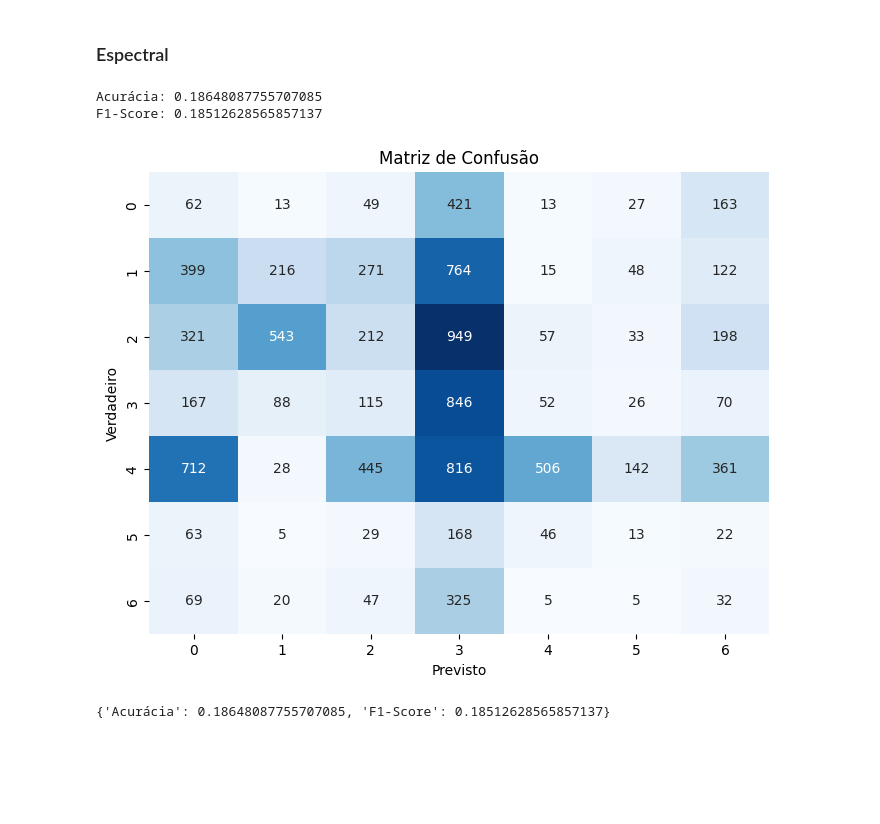
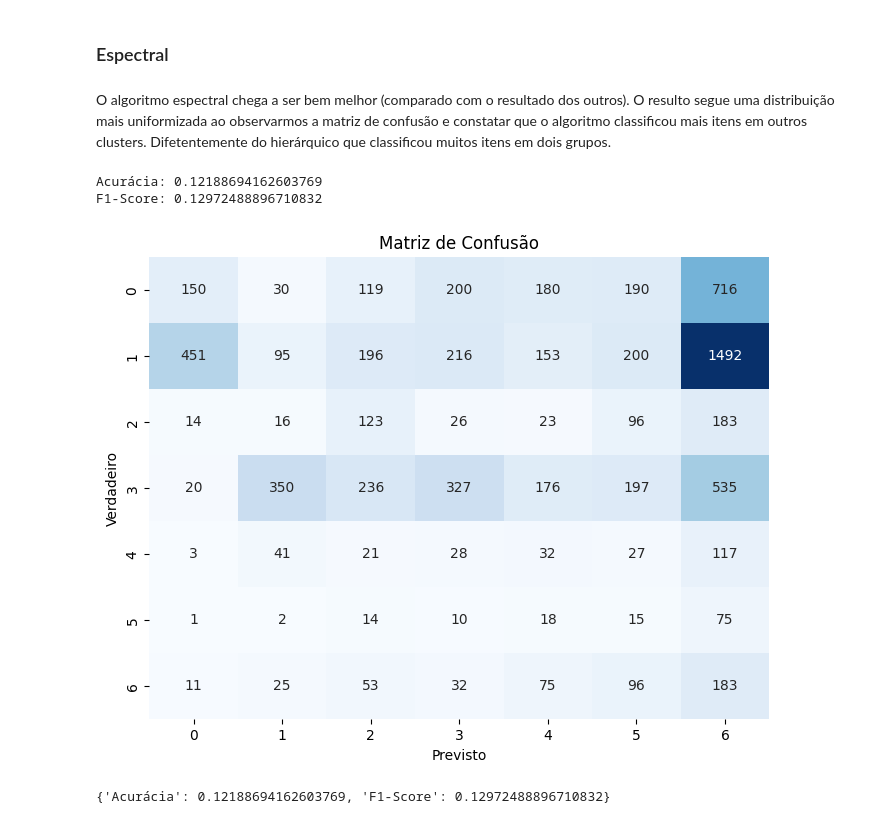
Before and after one commit to alekswheeler/datasci_home_work, a Jupyter notebook: Especificação_2024_2.ipynb, the cells around one changed output. Saved outputs shown, nothing was run; the diff lists cells and outputs as text; code cells hidden in the pictures; blank space fills up the shorter version.

```diff
--- a/Especificação_2024_2.ipynb
+++ b/Especificação_2024_2.ipynb
@@ -190,8 +84,10 @@ from sklearn.model_selection import StratifiedKFold
 SEED = 42
 np.random.seed(SEED)
 
+n_folds = 4
+
 # Dividindo em 10 Folds estratificados
-skf = StratifiedKFold(n_splits=3)
+skf = StratifiedKFold(n_splits=n_folds)
 
 # Guardar todos os folds
 folds = list(skf.split(X, y))
@@ -207,3 +103,7 @@ rand_X, rand_y = X.iloc[test_idx], y.iloc[test_idx]
 
 #dados de validação
 rand_X_test, rand_y_test = X.iloc[test_idx], y.iloc[test_idx];
+
+# Pegando apenas a característica sinopse da amostra
+rand_X = rand_X['sinopse']
+rand_X_test = rand_X_test['sinopse'];
@@ -372,0 +263,3 @@ X2 = pca.fit_transform(tfidf_dataframe)
+# %%
+generos = rand_y.unique()
+generos
@@ -392,7 +426,5 @@ plt.show()
 # %%
 from sklearn.cluster import SpectralClustering
 
-# Defina o número de clusters (baseado na análise anterior)
-n_clusters = 7  # Ou um valor que melhor se ajuste
-
-modelo_espectral = SpectralClustering(n_clusters=n_clusters, affinity='nearest_neighbors', random_state=42)
+n_clusters = 7
+modelo_espectral = SpectralClustering(n_clusters=n_clusters, affinity='rbf', random_state=42, assign_labels='cluster_qr')
@@ -403,21 +449,10 @@ from sklearn.metrics import accuracy_score, f1_score, confusion_matrix
 import seaborn as sns
 import matplotlib.pyplot as plt
 
-rand_X_test_tfidf = vectorizer.transform(X)
+rand_X_test_tfidf = vectorizer.transform(rand_X_test)
 test_data_frame = pd.DataFrame(rand_X_test_tfidf.todense(), columns = vectorizer.get_feature_names_out())
 
 def avaliar_clustering_com_classificacao(model, pca, test_data_frame, dict_class_to_cluster, X, y):
-    """
-    Avalia o desempenho de um modelo de clustering usando métricas de classificação.
-
-    Parâmetros:
-        y_true (array-like): Rótulos verdadeiros.
-        y_pred (array-like): Rótulos previstos pelo modelo.
-
-    Retorna:
-        dict: Um dicionário contendo acurácia e F1-Score.
-    """
-
     X_test = pca.fit_transform(test_data_frame)
     y_pred = model.fit_predict(X_test)
     y_true = y.map(dict_class_to_cluster)
@@ -455,10 +492,12 @@ F1-Score: 0.058038725245303464
 # %% [markdown]
 ### Espectral
+# %% [markdown]
+O algoritmo espectral chega a ser bem melhor (comparado com o resultado dos outros). O resulto segue uma distribuição mais uniformizada ao observarmos a matriz de confusão e constatar que o algoritmo classificou mais itens em outros clusters. Difetentemente do hierárquico que classificou muitos itens em dois grupos.
 # %%
 # Avaliando o modelo com rótulos verdadeiros
-avaliar_clustering_com_classificacao(modelo_espectral, pca, vectorizer, dicionario_generos_para_clusters, rand_X_test, rand_y_test)
+avaliar_clustering_com_classificacao(modelo_espectral, pca, test_data_frame, dicionario_generos_para_clusters, rand_X_test, rand_y_test)
 # %% [output]
-Acurácia: 0.18648087755707085
-F1-Score: 0.18512628565857137
+Acurácia: 0.12188694162603769
+F1-Score: 0.12972488896710832
-[figure, old version]
+[figure, new version]
-{'Acurácia': 0.18648087755707085, 'F1-Score': 0.18512628565857137}
+{'Acurácia': 0.12188694162603769, 'F1-Score': 0.12972488896710832}
```
Also changed, not shown: parts of 67 cells of this notebook.
